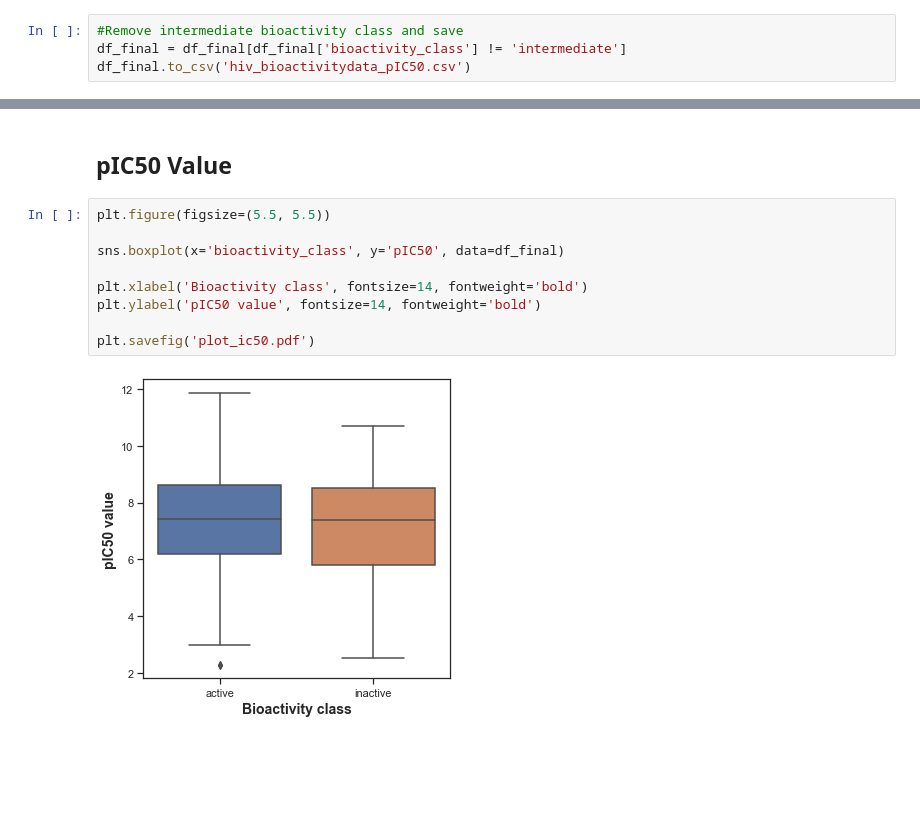
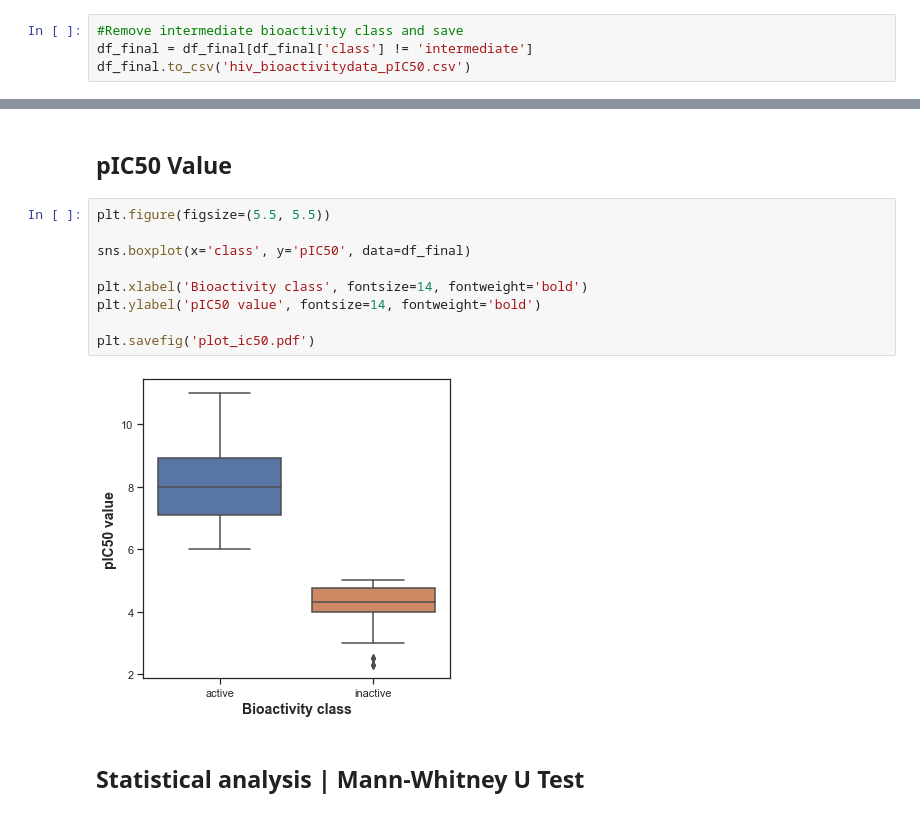
Before and after one commit to MaxVanDijck/Bioinformatics, a Jupyter notebook: eda2.ipynb, the cells around one changed output, grey strips where cells are left out. Cells and saved outputs as stored; diff of their text form; blank space fills up the shorter version.

```diff
--- a/eda2.ipynb
+++ b/eda2.ipynb
@@ -184,7 +182,7 @@ max        11.853872
 Name: pIC50, dtype: float64
 # %%
 #Remove intermediate bioactivity class and save
-df_final = df_final[df_final['bioactivity_class'] != 'intermediate']
+df_final = df_final[df_final['class'] != 'intermediate']
 df_final.to_csv('hiv_bioactivitydata_pIC50.csv')
 # %% [markdown]
 ## EDA
@@ -227,11 +225,13 @@ plt.savefig('plot_MW_vs_LogP.pdf')
 # %%
 plt.figure(figsize=(5.5, 5.5))
 
-sns.boxplot(x='bioactivity_class', y='pIC50', data=df_final)
+sns.boxplot(x='class', y='pIC50', data=df_final)
 
 plt.xlabel('Bioactivity class', fontsize=14, fontweight='bold')
 plt.ylabel('pIC50 value', fontsize=14, fontweight='bold')
 
 plt.savefig('plot_ic50.pdf')
 # %% [output]
-[figure, old version]
+[figure, new version]
+# %% [markdown]
+## Statistical analysis | Mann-Whitney U Test
```
Also changed, not shown: parts of 13 cells of this notebook, 13 other files.
